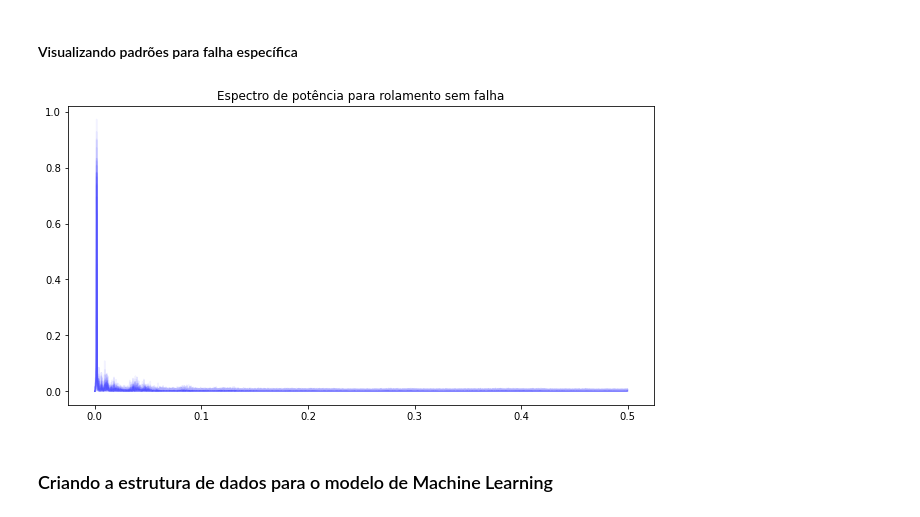
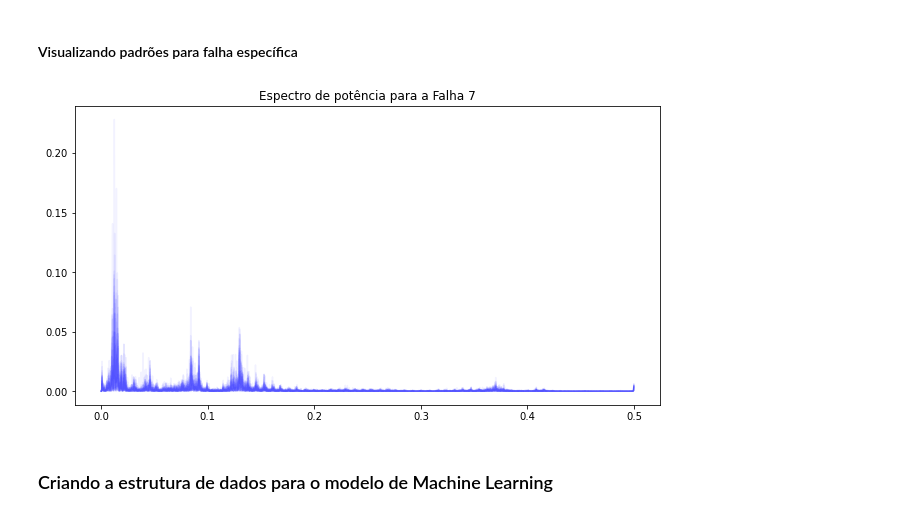
Before and after one commit to lafetamarcelo/datamining_01_2024, a Jupyter notebook: bearings/notebooks/Aula 3.ipynb, the cells around one changed output. Drawn from its saved outputs; the diff is of its cells as text; code cells hidden in the pictures.

```diff
--- a/bearings/notebooks/Aula 3.ipynb
+++ b/bearings/notebooks/Aula 3.ipynb
@@ -92,22 +92,22 @@ plt.show()
 # %% [markdown]
 #### Visualizando padrões para falha específica
 # %%
-out_type = 9 # Output type que queremos visualizar o padrão de espectro
+out_type = 7 # Output type que queremos visualizar o padrão de espectro
 output_list = output_data["Targets"].T.tolist()[0]
 
 fig, axes = plt.subplots()
 fig.set_size_inches(10.5, 5.5)
 indexes = [i for i, x in enumerate(output_list) if x == out_type]
 for i in indexes:
     f, Pxx_den = signal.periodogram(input_data["Data"][i,:], 1)
     axes.plot(f, Pxx_den, color='blue', alpha=0.05)
 if out_type == 9:
     plt.title("Espectro de potência para rolamento sem falha")
 else:
     plt.title("Espectro de potência para a Falha {}".format(out_type))
 plt.show()
 # %% [output]
-[figure, old version]
+[figure, new version]
 # %% [markdown]
 ### Criando a estrutura de dados para o modelo de Machine Learning
 # %%
```
Also changed, not shown: parts of 5 cells of this notebook, 1 other file.
